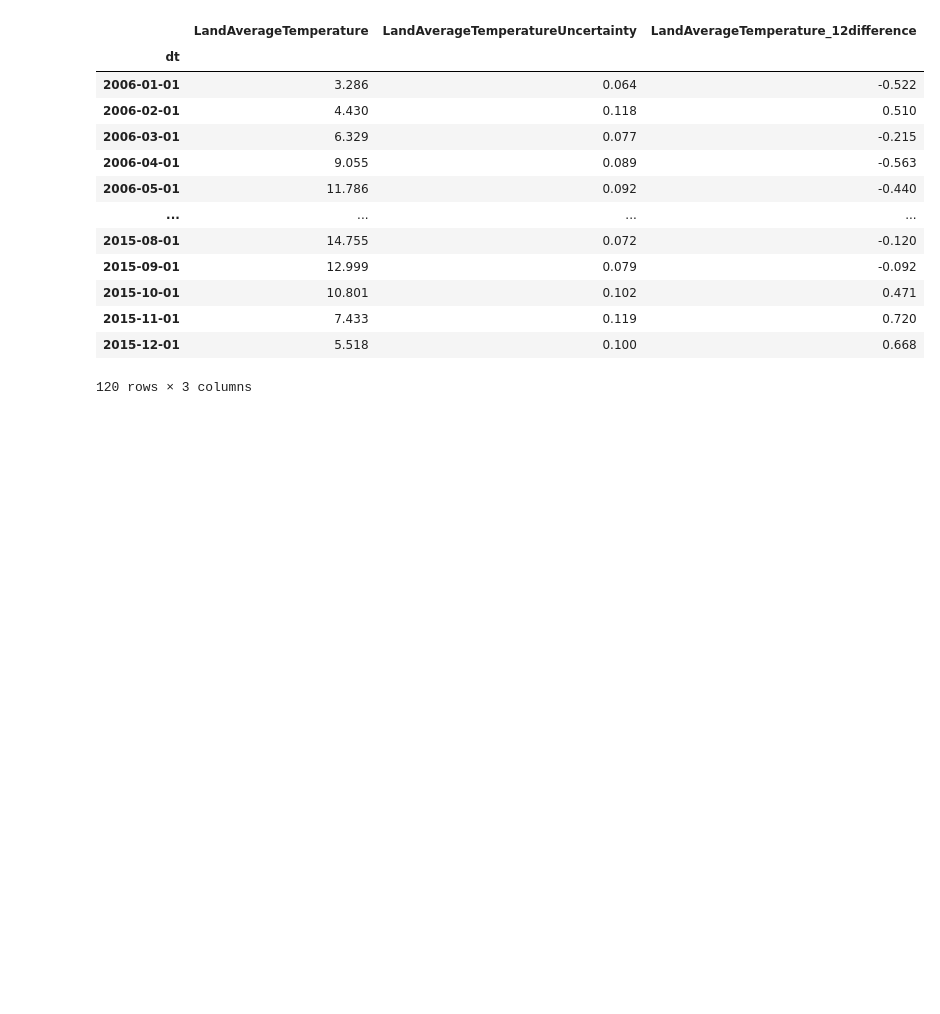
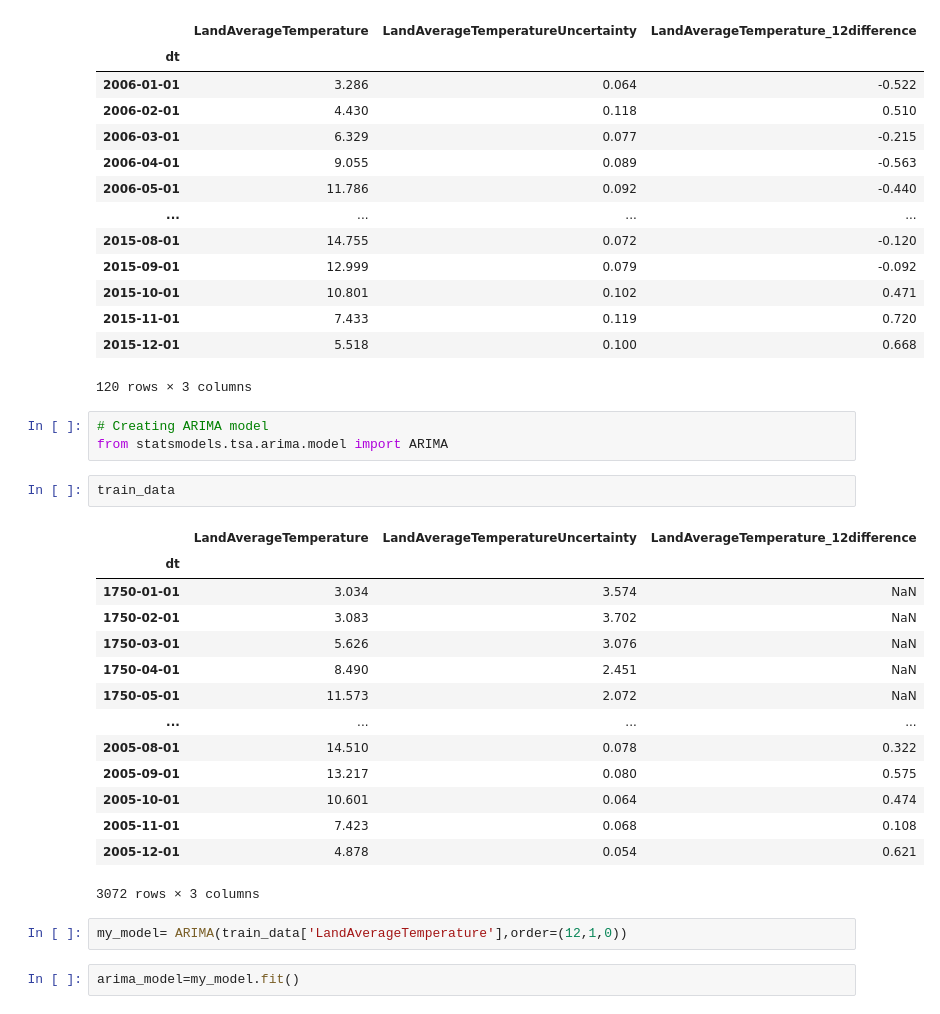
Before and after one commit to Anjali-DA/Data-Analyticts-Python, a Jupyter notebook: Time series/Project-Global temp forcasting.ipynb, the cells around one changed output. Saved outputs shown, nothing was run; the diff lists cells and outputs as text; blank space fills up the shorter version.

```diff
--- a/Time series/Project-Global temp forcasting.ipynb
+++ b/Time series/Project-Global temp forcasting.ipynb
@@ -192,3 +192,27 @@ test_data
 | 2015-11-01 | 7.433 | 0.119 | 0.720 |
 | 2015-12-01 | 5.518 | 0.100 | 0.668 |
 120 rows × 3 columns
+# %%
+# Creating ARIMA model
+from statsmodels.tsa.arima.model import ARIMA
+# %%
+train_data
+# %% [output]
+|  | LandAverageTemperature | LandAverageTemperatureUncertainty | LandAverageTemperature_12difference |
+| dt |  |  |  |
+| 1750-01-01 | 3.034 | 3.574 | NaN |
+| 1750-02-01 | 3.083 | 3.702 | NaN |
+| 1750-03-01 | 5.626 | 3.076 | NaN |
+| 1750-04-01 | 8.490 | 2.451 | NaN |
+| 1750-05-01 | 11.573 | 2.072 | NaN |
+| ... | ... | ... | ... |
+| 2005-08-01 | 14.510 | 0.078 | 0.322 |
+| 2005-09-01 | 13.217 | 0.080 | 0.575 |
+| 2005-10-01 | 10.601 | 0.064 | 0.474 |
+| 2005-11-01 | 7.423 | 0.068 | 0.108 |
+| 2005-12-01 | 4.878 | 0.054 | 0.621 |
+3072 rows × 3 columns
+# %%
+my_model= ARIMA(train_data['LandAverageTemperature'],order=(12,1,0))
+# %%
+arima_model=my_model.fit()
```
Also changed, not shown: parts of 9 cells of this notebook.
